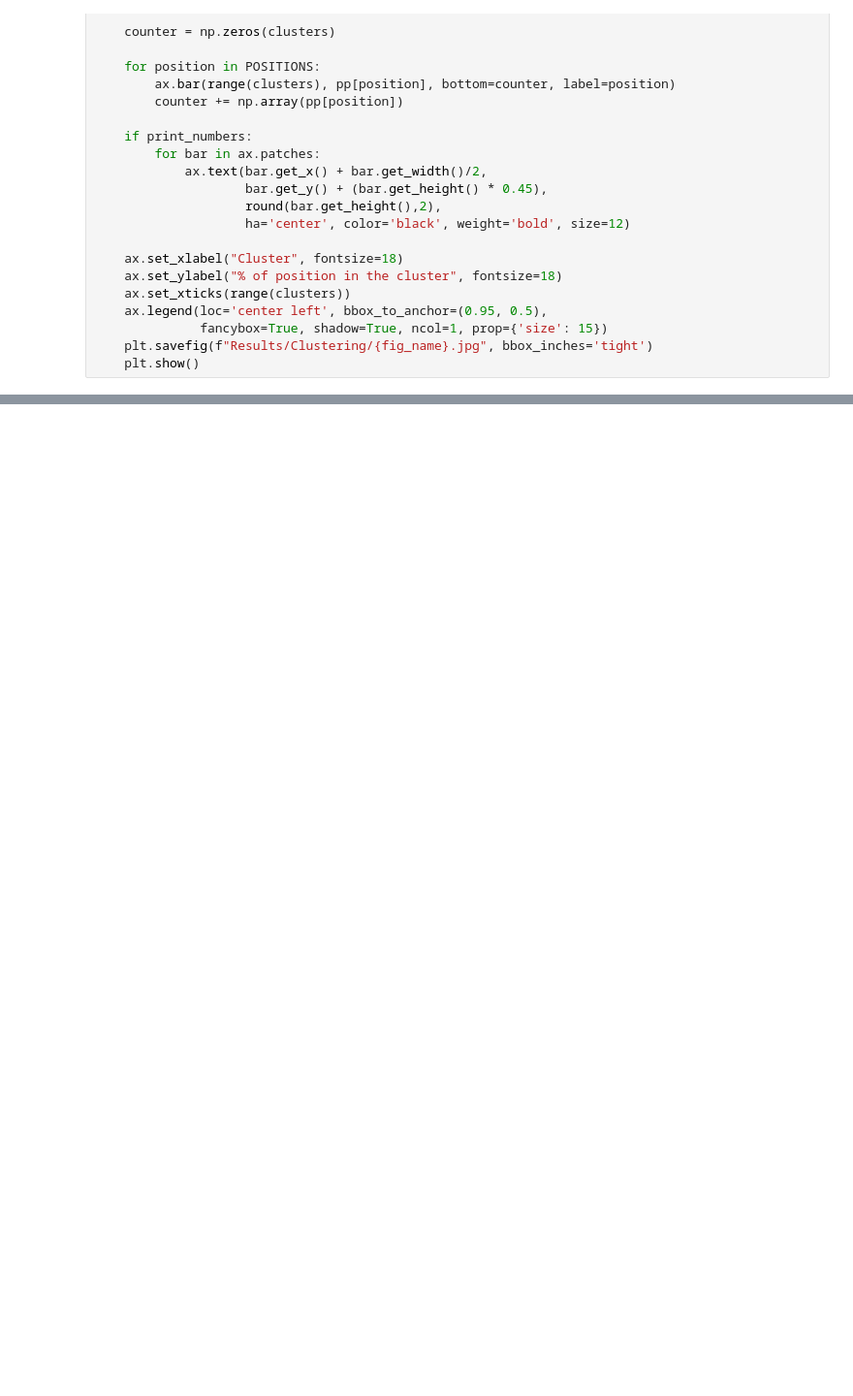
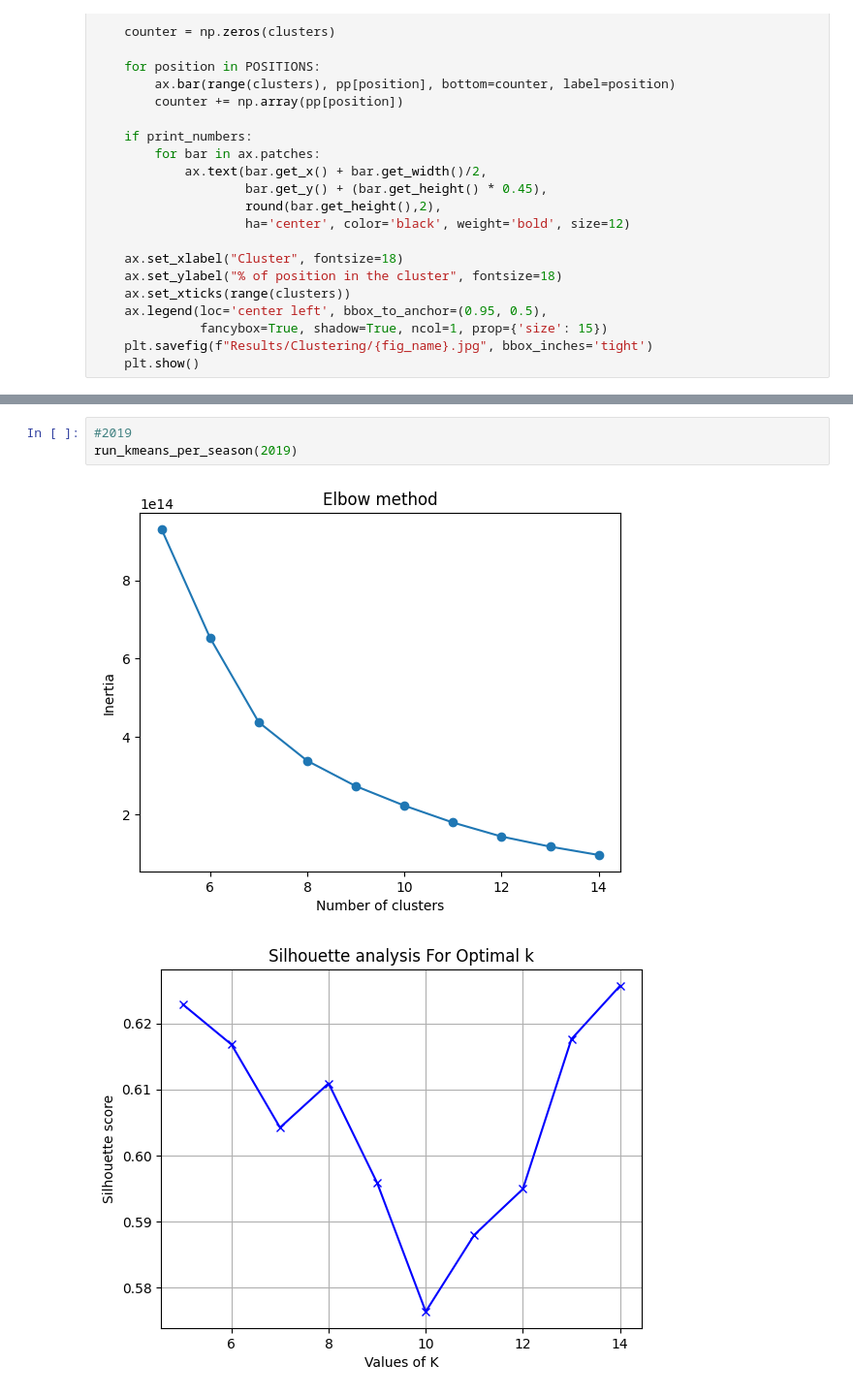
Before and after one commit to mibrahimfm/NBA-analysis, a Jupyter notebook: PlayerClustering.ipynb, the cells around one changed output, grey strips where cells are left out. Shown at 97% size. Drawn from its saved outputs; the diff is of its cells as text; blank space fills up the shorter version.

```diff
--- a/PlayerClustering.ipynb
+++ b/PlayerClustering.ipynb
@@ -351,0 +234,6 @@ for season in range(2017,2023):
+# %%
+#2019
+run_kmeans_per_season(2019)
+# %% [output]
+[figure, added]
+[figure, added]
```
Also changed, not shown: parts of 60 cells of this notebook, 14 other files.
